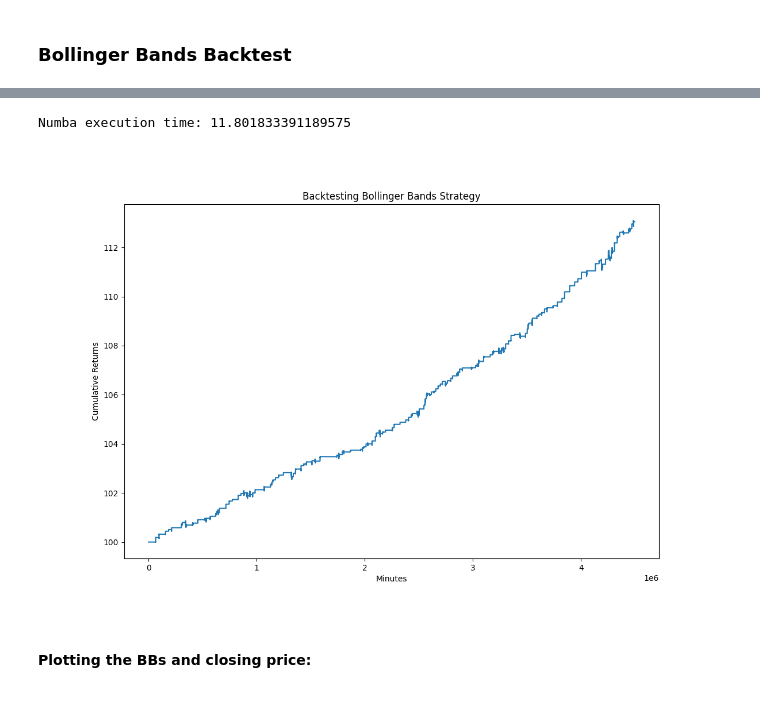
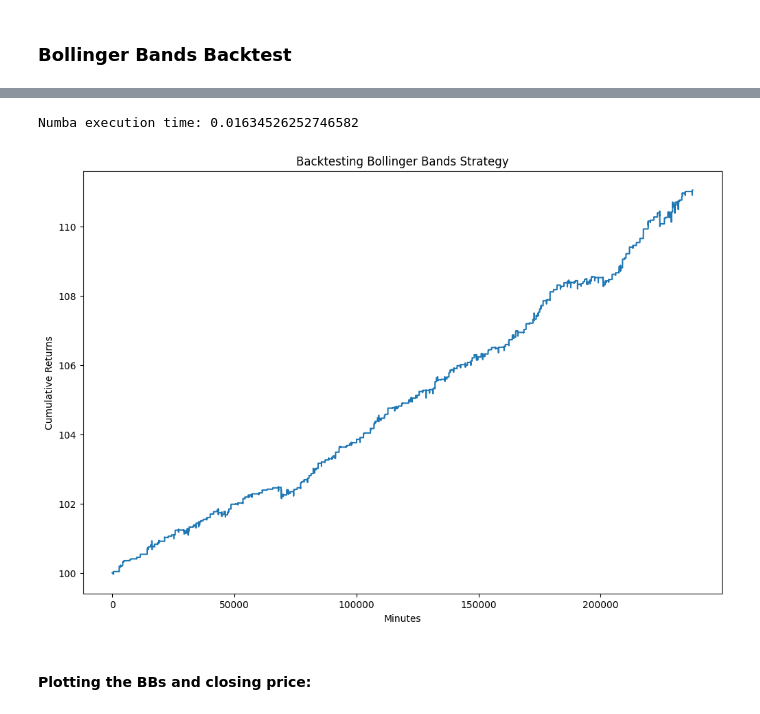
Before and after one commit to edoardoCame/PythonMiniTutorials, a Jupyter notebook: trading strategies/MyOwnBacktester/ErCamezBBtest.ipynb, the cells around one changed output, grey strips where cells are left out. Cells and saved outputs as stored; diff of their text form; code cells hidden in the pictures.

Commit message:
updated backtests

```diff
--- a/trading strategies/MyOwnBacktester/ErCamezBBtest.ipynb
+++ b/trading strategies/MyOwnBacktester/ErCamezBBtest.ipynb
@@ -5,15 +5,16 @@ import pandas as pd
 import numpy as np
 from numba import njit
 import matplotlib.pyplot as plt
-%matplotlib widget
+#%matplotlib widget
 
 #This is the URL of the file
 
 #1min data
-#url = "https://onedrive.live.com/download?resid=4E16D53638D067A9%21339325&authkey=!AHOCBUokDjDiCc8"
+url = "https://onedrive.live.com/download?resid=4E16D53638D067A9%21339325&authkey=!AHOCBUokDjDiCc8"
 
 #1 second data
-url = "https://onedrive.live.com/download?resid=4E16D53638D067A9%21339754&authkey=!ACcJZZPFqOmKVUY"
+#url = "https://onedrive.live.com/download?resid=4E16D53638D067A9%21339754&authkey=!ACcJZZPFqOmKVUY"
 
 eurgbp1m_data = pd.read_csv(url, parse_dates = True, index_col=0) #it's a time series data, so I'm setting the index to be the first column
 close = eurgbp1m_data["close"].to_numpy() #We transform the close prices into a numpy array
+eurgbp1m_data.tail()
@@ -83,20 +92,20 @@ def backtest_bollinger_bands(data, window, num_std_devs, fees_percentage=0.015,
 # %%
 from time import time
 
 
 numba_start_time = time()
-v2 = backtest_bollinger_bands(data = close, window=3600, num_std_devs=5, starting_cash=100, fees_percentage=0) #initialize the function with the close prices, the window and the number of standard deviations
+v2 = backtest_bollinger_bands(data = close, window=60, num_std_devs=5, starting_cash=100, fees_percentage=0) #initialize the function with the close prices, the window and the number of standard deviations
 numba_end_time = time()
 print("Numba execution time:", numba_end_time - numba_start_time)
 plt.figure(figsize=(12, 8))
 plt.plot(v2)
 plt.title("Backtesting Bollinger Bands Strategy")
 plt.xlabel("Minutes")
 plt.ylabel("Cumulative Returns")
 plt.show()
 # %% [output]
-Numba execution time: 11.801833391189575
+Numba execution time: 0.01634526252746582
-[figure, old version]
+[figure, new version]
 # %% [markdown]
 #### Plotting the BBs and closing price:
 # %%
```
Also changed, not shown: parts of 1 cell of this notebook.
